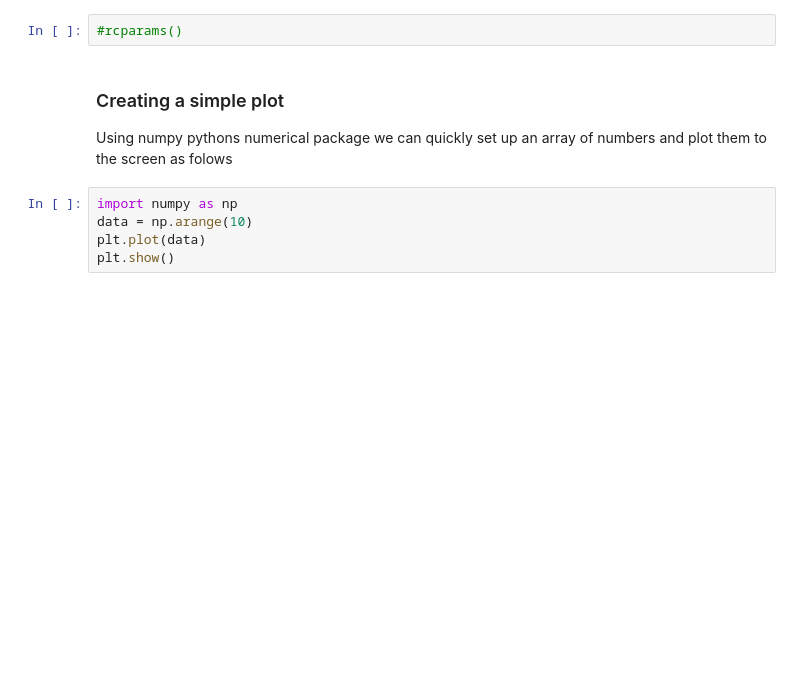
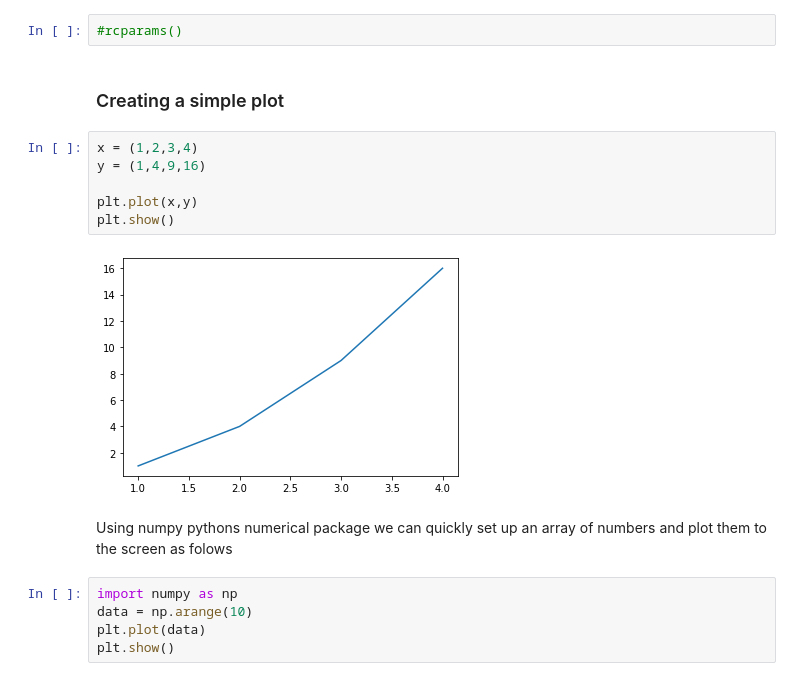
Before and after one commit to MarkJParry/FDA, a Jupyter notebook: pyplot.ipynb, the cells around one changed output. Saved outputs shown, nothing was run; the diff lists cells and outputs as text; blank space fills up the shorter version.

```diff
--- a/pyplot.ipynb
+++ b/pyplot.ipynb
@@ -44,10 +44,18 @@ print(plt.style.available)
 The style can also be set in using rcparams https://matplotlib.org/stable/tutorials/introductory/customizing.html which allows parameters to be set at runtime in order to customize the plots.
 # %%
 #rcparams()
-# %% [markdown]
-### Creating a simple plot
-
-Using numpy pythons numerical package we can quickly set up an array of numbers and plot them to the screen as folows
+# %% [markdown]
+### Creating a simple plot
+# %%
+x = (1,2,3,4)
+y = (1,4,9,16)
+
+plt.plot(x,y)
+plt.show()
+# %% [output]
+[figure, added]
+# %% [markdown]
+Using numpy pythons numerical package we can quickly set up an array of numbers and plot them to the screen as folows
 # %%
 import numpy as np
 data = np.arange(10)
```
Also changed, not shown: parts of 6 cells of this notebook, 23 other files.
